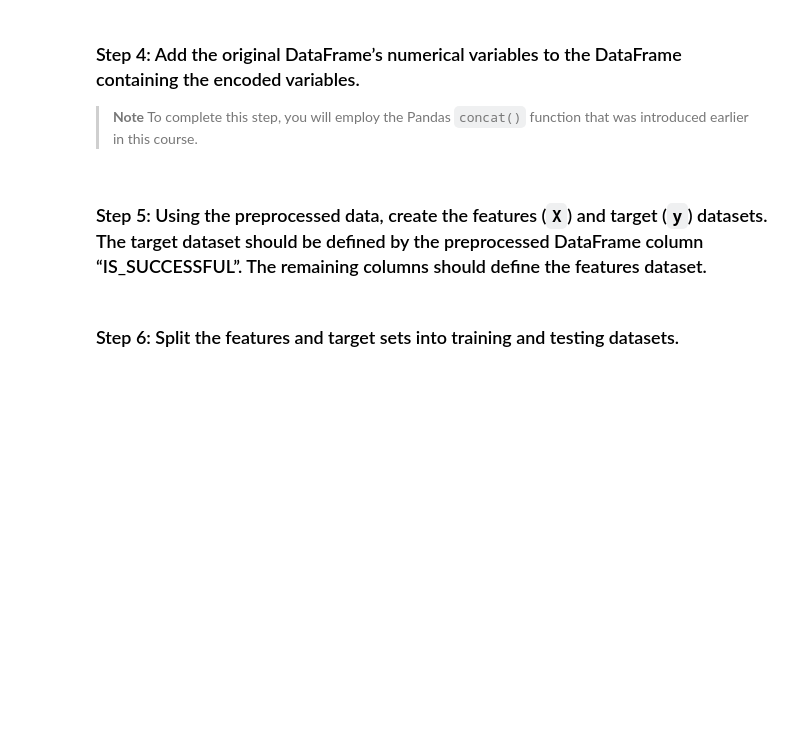
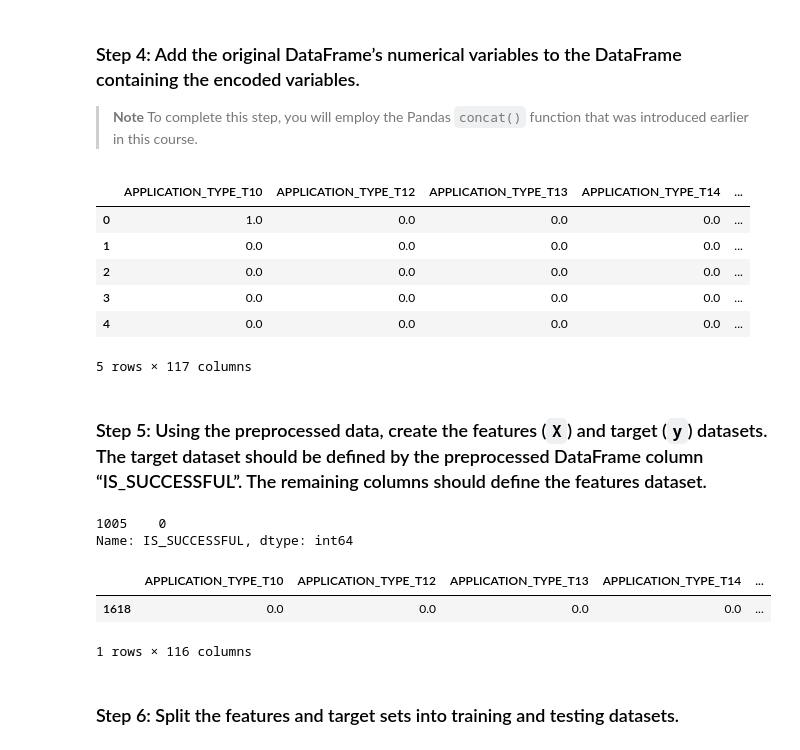
Before and after one commit to willco-1/NueralNets, a Jupyter notebook: venture_funding_with_deep_learning.ipynb, the cells around one changed output. Cells and saved outputs as stored; diff of their text form; code cells hidden in the pictures; blank space fills up the shorter version.

```diff
--- a/venture_funding_with_deep_learning.ipynb
+++ b/venture_funding_with_deep_learning.ipynb
@@ -138,24 +181,42 @@ encoded_df = # YOUR CODE HERE
 > **Note** To complete this step, you will employ the Pandas `concat()` function that was introduced earlier in this course.
 # %%
 # Add the numerical variables from the original DataFrame to the one-hot encoding DataFrame
-encoded_df = # YOUR CODE HERE
+numerical_values_df = applicant_data_df.drop(columns= categorical_variables)
+encoded_df = pd.concat([encoded_df, numerical_values_df], axis=1)
 
 # Review the Dataframe
 # YOUR CODE HERE
+encoded_df.head()
+# %% [output]
+|  | APPLICATION_TYPE_T10 | APPLICATION_TYPE_T12 | APPLICATION_TYPE_T13 | APPLICATION_TYPE_T14 | ... |
+| 0 | 1.0 | 0.0 | 0.0 | 0.0 | ... |
+| 1 | 0.0 | 0.0 | 0.0 | 0.0 | ... |
+| 2 | 0.0 | 0.0 | 0.0 | 0.0 | ... |
+| 3 | 0.0 | 0.0 | 0.0 | 0.0 | ... |
+| 4 | 0.0 | 0.0 | 0.0 | 0.0 | ... |
+5 rows × 117 columns
 # %% [markdown]
 ### Step 5: Using the preprocessed data, create the features (`X`) and target (`y`) datasets. The target dataset should be defined by the preprocessed DataFrame column “IS_SUCCESSFUL”. The remaining columns should define the features dataset.
 # %%
 # Define the target set y using the IS_SUCCESSFUL column
-y = # YOUR CODE HERE
-
+y = encoded_df['IS_SUCCESSFUL']
 # Display a sample of y
 # YOUR CODE HERE
+y.sample()
+# %% [output]
+1005    0
+Name: IS_SUCCESSFUL, dtype: int64
 # %%
 # Define features set X by selecting all columns but IS_SUCCESSFUL
-X = # YOUR CODE HERE
+X = encoded_df.drop(columns=['IS_SUCCESSFUL'])
 
 # Review the features DataFrame
 # YOUR CODE HERE
+X.sample()
+# %% [output]
+|  | APPLICATION_TYPE_T10 | APPLICATION_TYPE_T12 | APPLICATION_TYPE_T13 | APPLICATION_TYPE_T14 | ... |
+| 1618 | 0.0 | 0.0 | 0.0 | 0.0 | ... |
+1 rows × 116 columns
 # %% [markdown]
 ### Step 6: Split the features and target sets into training and testing datasets.
 # %%
```
Also changed, not shown: parts of 38 cells of this notebook.
